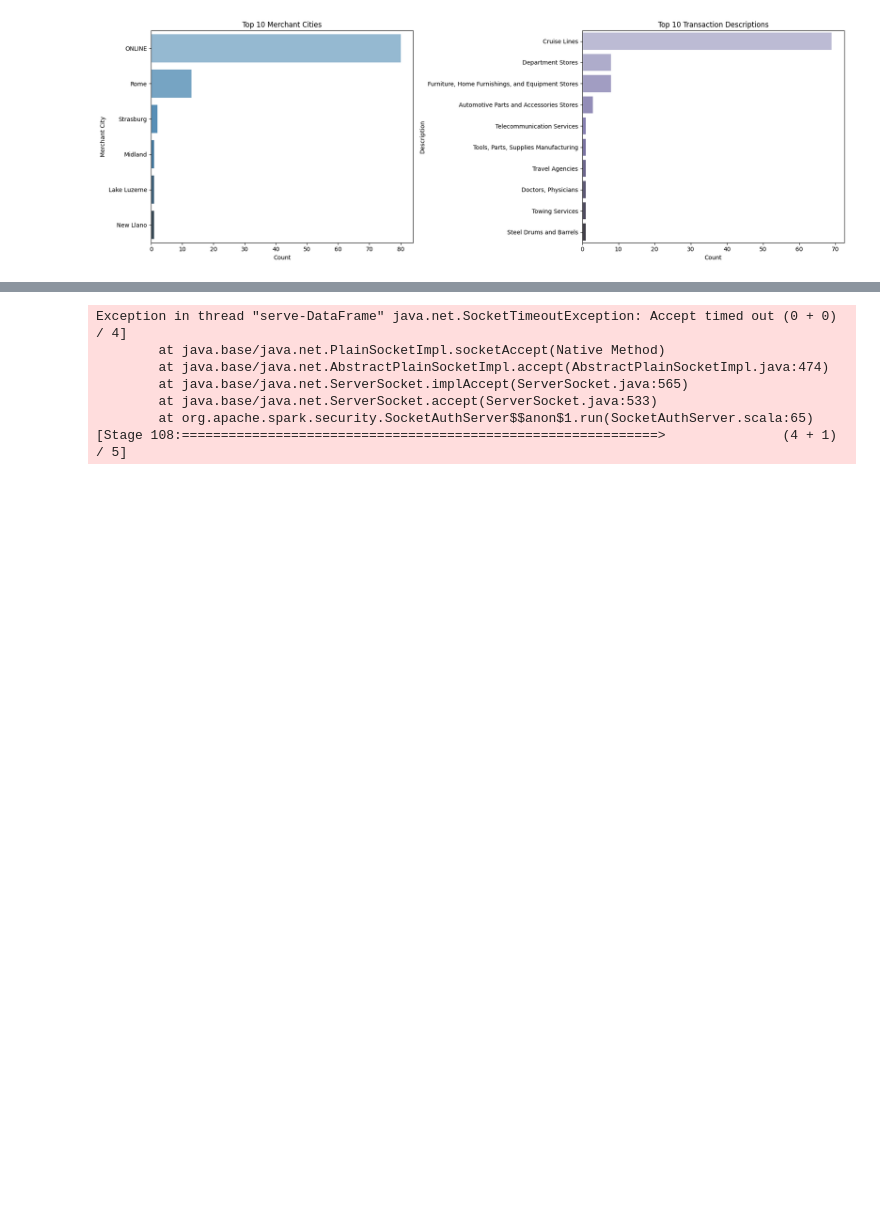
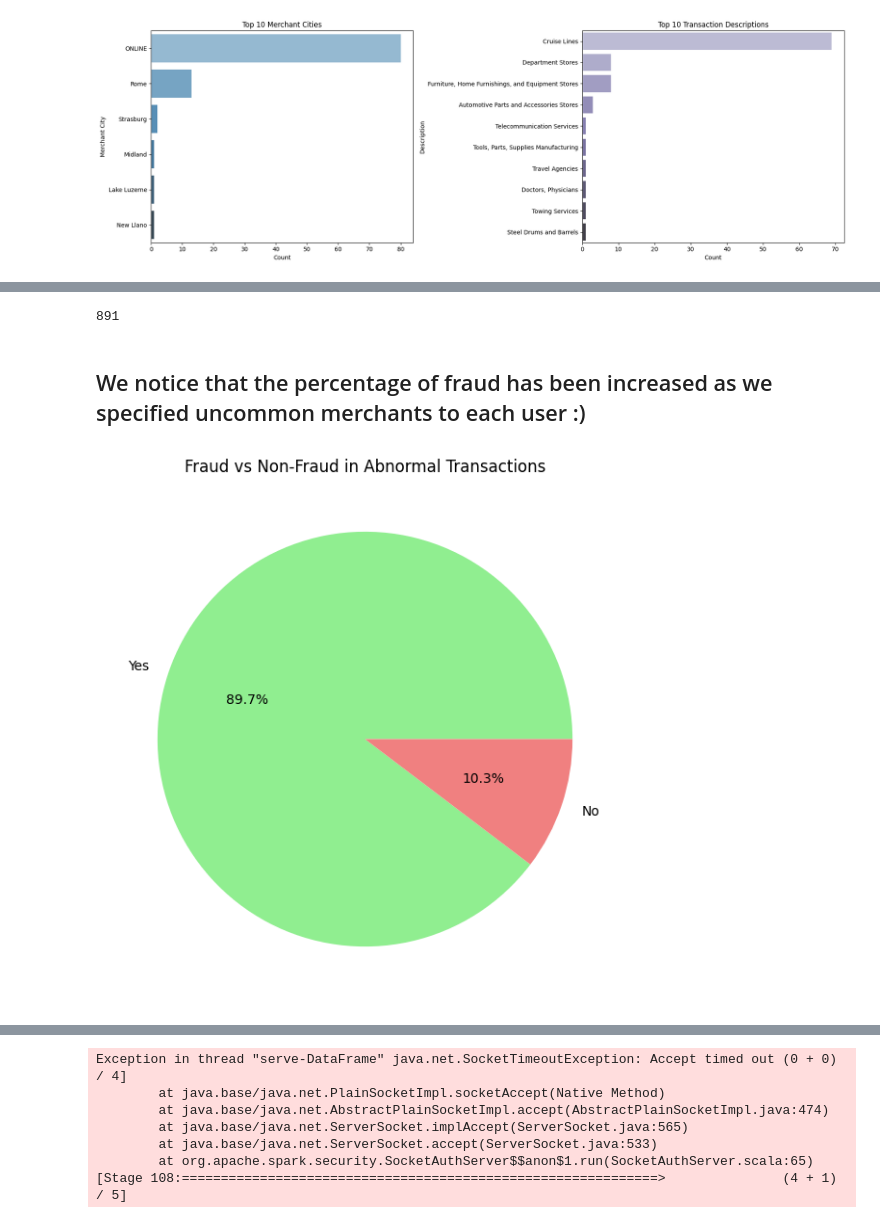
Before and after one commit to Sara-Gamal12/Transaction-Classification-and-Analysis, a Jupyter notebook: Users EDA.ipynb, the cells around one changed output, grey strips where cells are left out. Saved outputs shown, nothing was run; the diff lists cells and outputs as text; code cells hidden in the pictures; blank space fills up the shorter version.

Commit message:
Customer and merchant analysis seems working but not perfect

```diff
--- a/Users EDA.ipynb
+++ b/Users EDA.ipynb
@@ -244,0 +248,8 @@ Cruise bookings may show up because:
+# %%
+# Count number of times each user interacted with each merchant
+user_merchant_counts = transactions_df.groupBy("client_id", "merchant_id").count()
+
+# Get merchants each user commonly interacts with (e.g., more than 2 times)
+common_merchants = user_merchant_counts.filter(F.col("count") > 2)
+
+common_merchants.show
@@ -244,0 +258,17 @@ Cruise bookings may show up because:
+# %%
+# Mark whether a transaction is from a common merchant
+txn_with_merchants = transactions_df.join(
+    common_merchants.select("client_id", "merchant_id").withColumn("is_common", F.lit(1)),
+    on=["client_id", "merchant_id"],
+    how="left"
+).fillna({"is_common": 0})
+
+
+# Join back to the transactions to compare each transaction
+merchants_txns_fullinfo = txn_with_merchants.join(user_amt_stats, on="client_id")
+
+merchants_txns_fullinfo.printSchema()
+
+uncommon_merchants_txns = merchants_txns_fullinfo.filter(F.col("is_common") == 0)
+
+uncommon_merchants_txns.printSchema()
@@ -244,0 +293,18 @@ Cruise bookings may show up because:
+# %%
+uncommon_large_txns = uncommon_merchants_txns.filter(F.col("amount") > F.col("avg_amt") + 15 * F.col("std_amt"))
+uncommon_large_txns_pd = uncommon_large_txns.toPandas()
+uncommon_large_txns.count()
+# %% [output]
+891
+# %% [markdown]
+## We notice that the  percentage of fraud has been increased as we specified uncommon merchants to each user :)
+# %%
+# Get the percentage of fraud and non-fraud transactions
+fraud_counts = uncommon_large_txns_pd["target"].value_counts()
+# Plot the pie chart
+plt.figure(figsize=(7, 7))
+plt.pie(fraud_counts, labels=["Yes", "No"], autopct='%1.1f%%', colors=['lightgreen', 'lightcoral'])
+plt.title("Fraud vs Non-Fraud in Abnormal Transactions")
+plt.show()
+# %% [output]
+[figure, added]
```
Also changed, not shown: parts of 11 cells of this notebook.
